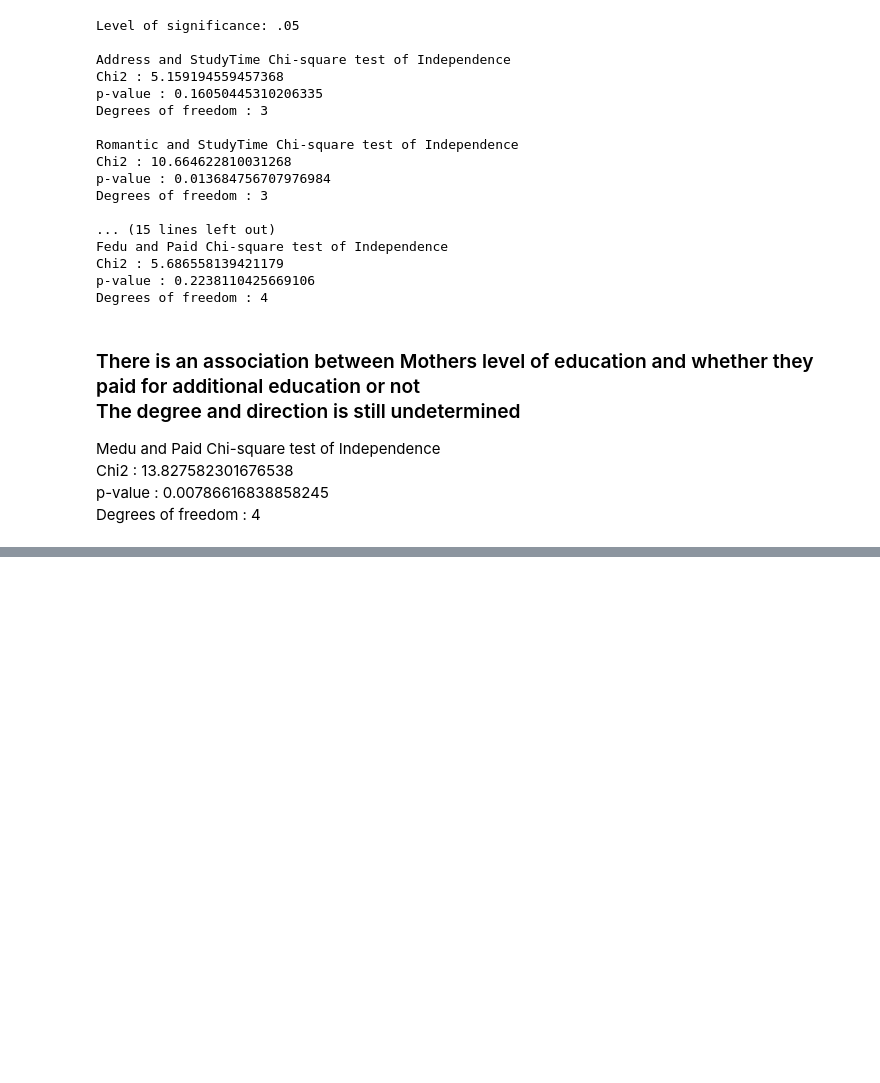
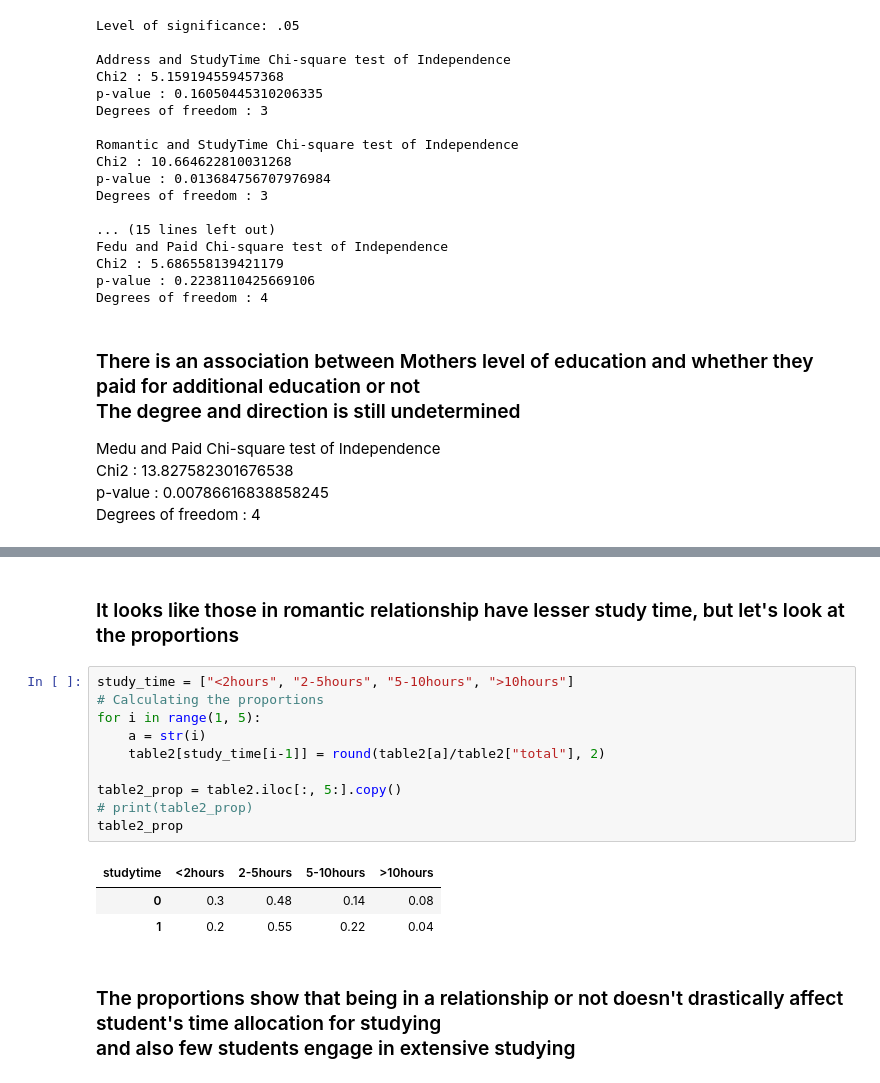
Before and after one commit to samillano-jk/Data_Analysis-projects-scripts-notebooks, a Jupyter notebook: Data-Analysis/student-performance-analysis.ipynb, the cells around one changed output, grey strips where cells are left out. Saved outputs shown, nothing was run; the diff lists cells and outputs as text; blank space fills up the shorter version.

```diff
--- a/Data-Analysis/student-performance-analysis.ipynb
+++ b/Data-Analysis/student-performance-analysis.ipynb
@@ -322,0 +332,18 @@ Degrees of freedom : 4
+# %% [markdown]
+### It looks like those in romantic relationship have lesser study time, but let's look at the proportions
+# %%
+study_time = ["<2hours", "2-5hours", "5-10hours", ">10hours"]
+# Calculating the proportions
+for i in range(1, 5):
+    a = str(i)
+    table2[study_time[i-1]] = round(table2[a]/table2["total"], 2)
+
+table2_prop = table2.iloc[:, 5:].copy()
+# print(table2_prop)
+table2_prop
+# %% [output]
+| studytime | <2hours | 2-5hours | 5-10hours | >10hours |
+| 0 | 0.3 | 0.48 | 0.14 | 0.08 |
+| 1 | 0.2 | 0.55 | 0.22 | 0.04 |
+# %% [markdown]
+### The proportions show that being in a relationship or not doesn't drastically affect student's time allocation for studying <br> and also few students engage in extensive studying
```
Also changed, not shown: parts of 7 cells of this notebook.
